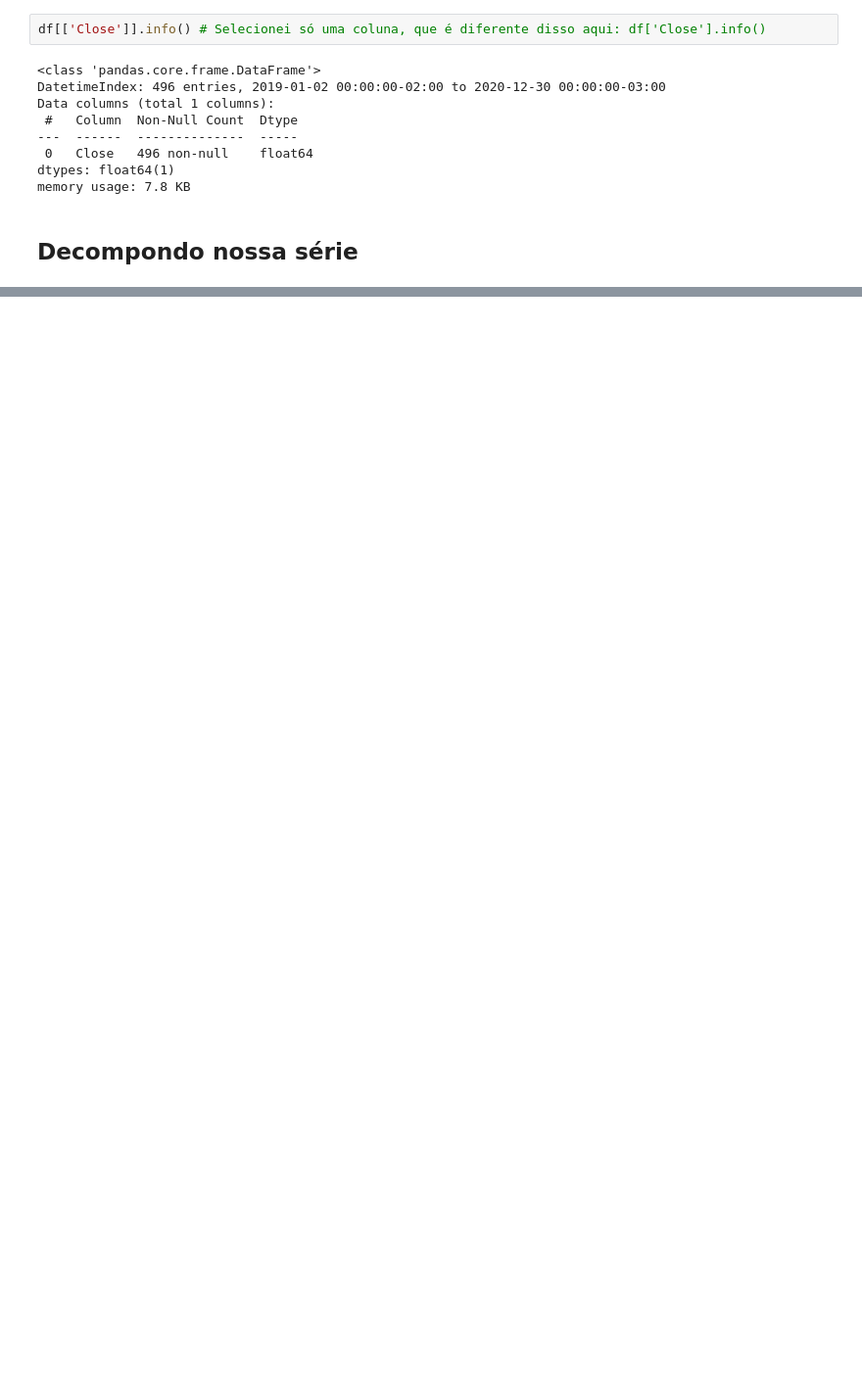
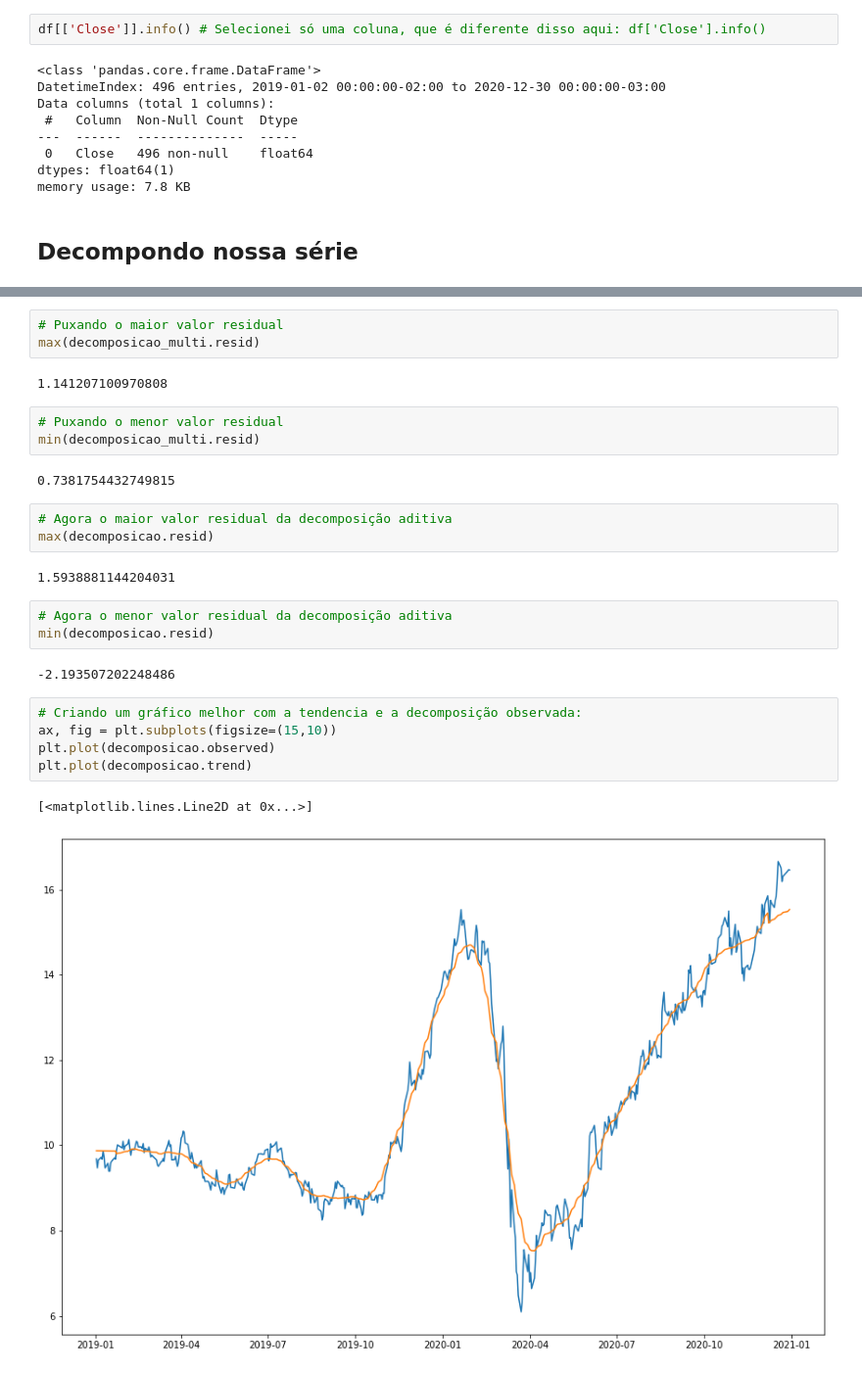
Before and after one commit to kauebr/Insights, a Jupyter notebook: Setor Siderúrgico Nacional/2 Entrega - Cliclo 2/Passo 06 - Análise exploratória/Jupyter Notebooks/análise II - Decompondo séries temporais - Testes.ipynb, the cells around one changed output, grey strips where cells are left out. Shown at 98% size. Drawn from its saved outputs; the diff is of its cells as text; blank space fills up the shorter version.

```diff
--- a/Setor Siderúrgico Nacional/2 Entrega - Cliclo 2/Passo 06 - Análise exploratória/Jupyter Notebooks/análise II - Decompondo séries temporais - Testes.ipynb
+++ b/Setor Siderúrgico Nacional/2 Entrega - Cliclo 2/Passo 06 - Análise exploratória/Jupyter Notebooks/análise II - Decompondo séries temporais - Testes.ipynb
@@ -118,0 +142,28 @@ Name: seasonal, Length: 496, dtype: float64
+# %%
+# Puxando o maior valor residual
+max(decomposicao_multi.resid)
+# %% [output]
+1.141207100970808
+# %%
+# Puxando o menor valor residual
+min(decomposicao_multi.resid)
+# %% [output]
+0.7381754432749815
+# %%
+# Agora o maior valor residual da decomposição aditiva
+max(decomposicao.resid)
+# %% [output]
+1.5938881144204031
+# %%
+# Agora o menor valor residual da decomposição aditiva
+min(decomposicao.resid)
+# %% [output]
+-2.193507202248486
+# %%
+# Criando um gráfico melhor com a tendencia e a decomposição observada:
+ax, fig = plt.subplots(figsize=(15,10))
+plt.plot(decomposicao.observed)
+plt.plot(decomposicao.trend)
+# %% [output]
+[<matplotlib.lines.Line2D at 0x...>]
+[figure, added]
```
Also changed, not shown: parts of 13 cells of this notebook.
